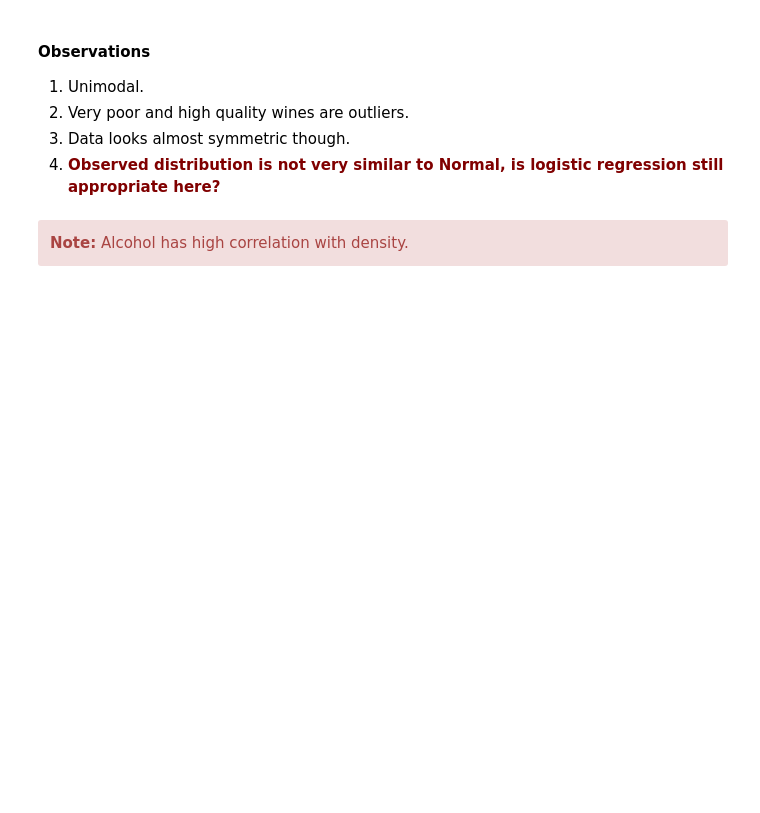
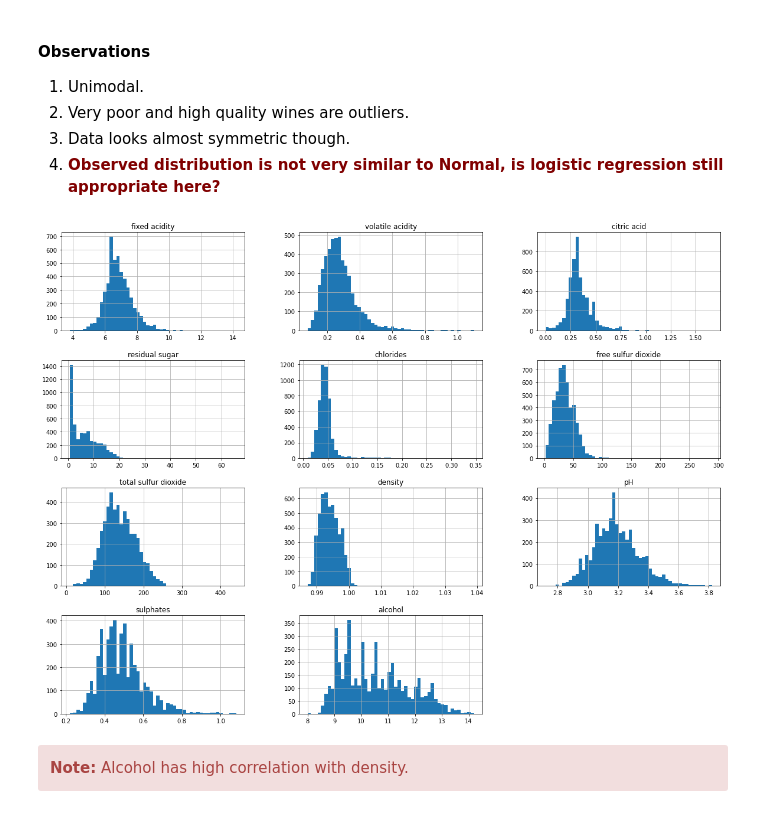
Before and after one commit to shaarick/F21DL, a Jupyter notebook: CW Wine Quality.ipynb, the cells around one changed output. Saved outputs shown, nothing was run; the diff lists cells and outputs as text; code cells hidden in the pictures; blank space fills up the shorter version.

Commit message:
Removed duplicate histogram

```diff
--- a/CW Wine Quality.ipynb
+++ b/CW Wine Quality.ipynb
@@ -122,8 +126,12 @@ fig.show()
 # %%
-#Histograms
+# Histograms for other columns
 
-df.hist(bins=50, figsize=(20,15))
+cols = [x for x in df.columns if x != "quality"]
+
+df[cols].hist(bins=50, figsize=(20,15))
 plt.show()
+# %% [output]
+[figure, added]
 # %%
 # Correlation
 
```
Also changed, not shown: parts of 14 cells of this notebook.
